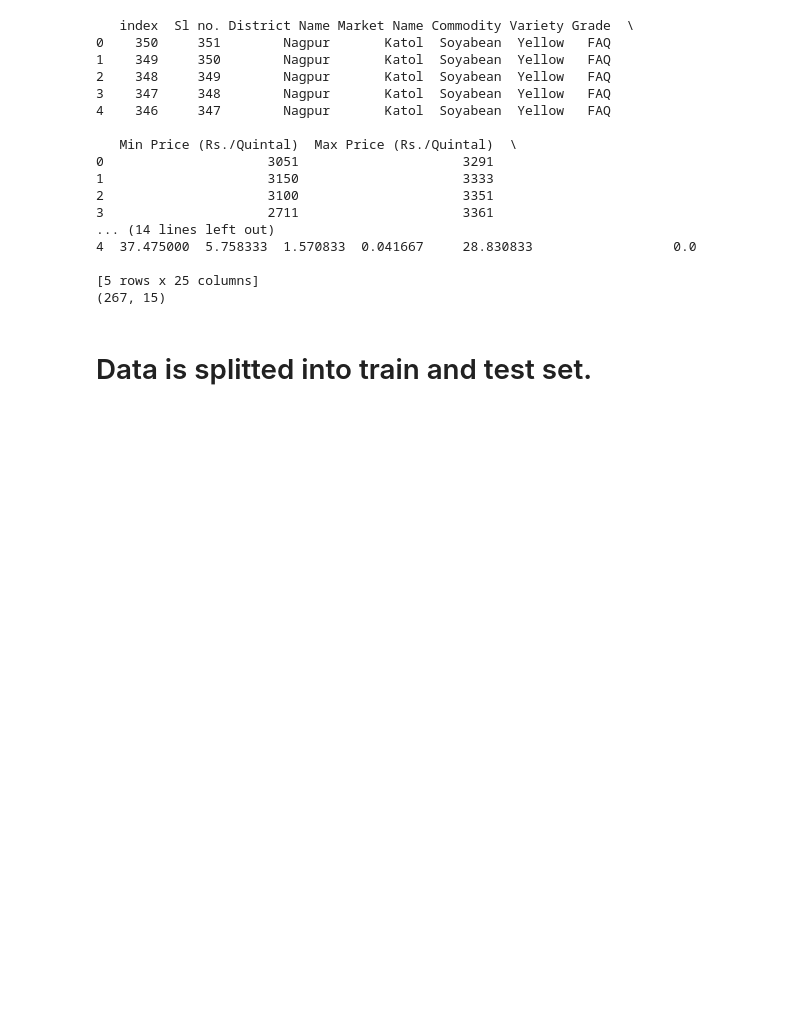
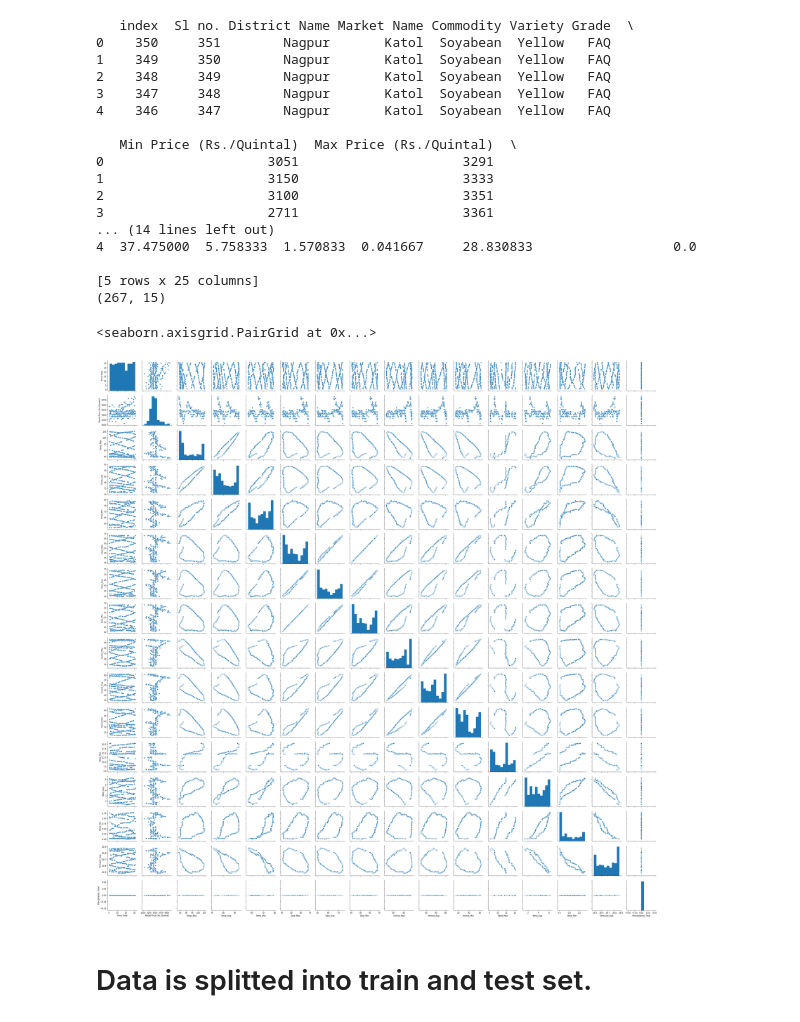
Before and after one commit to OmkarMahajan/VPP_10, a Jupyter notebook: Vegetables_10/Nagpur/Nagpur_Soyabean.ipynb, the cells around one changed output. Cells and saved outputs as stored; diff of their text form; code cells hidden in the pictures; blank space fills up the shorter version.

```diff
--- a/Vegetables_10/Nagpur/Nagpur_Soyabean.ipynb
+++ b/Vegetables_10/Nagpur/Nagpur_Soyabean.ipynb
@@ -87,7 +87,10 @@ print(X.shape)
 [5 rows x 25 columns]
 (267, 15)
 # %%
-#sns.pairplot(data)
+sns.pairplot(data)
+# %% [output]
+<seaborn.axisgrid.PairGrid at 0x...>
+[figure, added]
 # %% [markdown]
 # Data is splitted into train and test set.
 # %%
```
Also changed, not shown: parts of 8 cells of this notebook, 7 other files.
